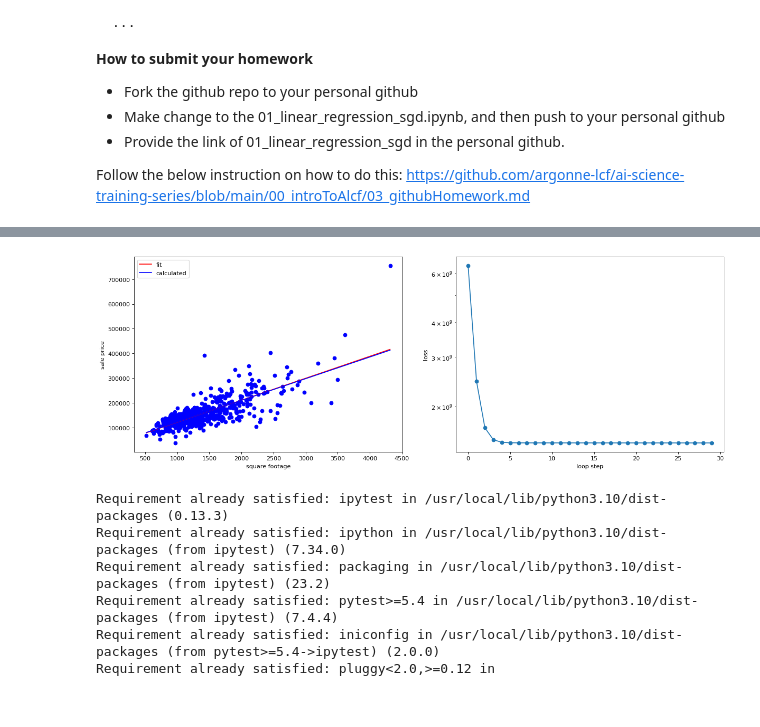
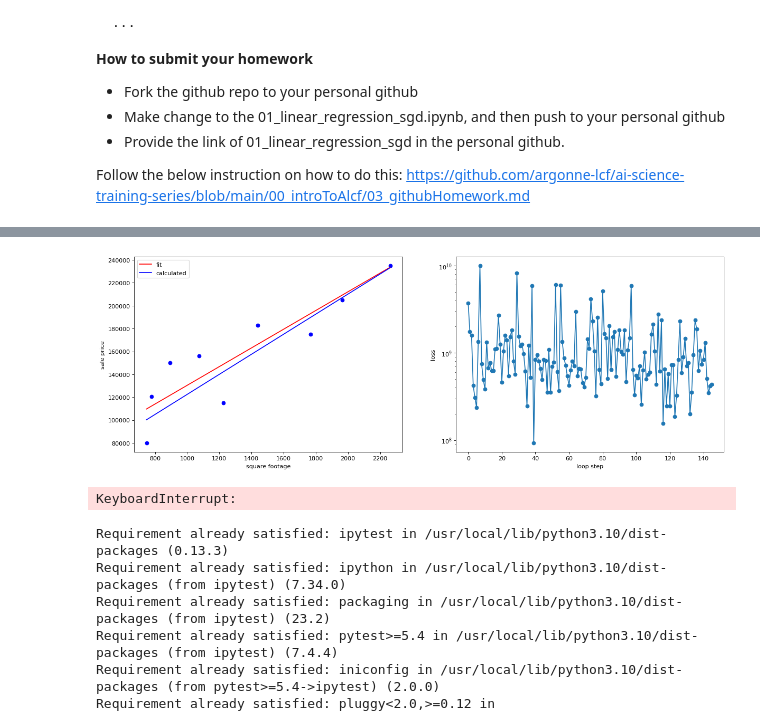
Before and after one commit to argonne-lcf/ai-science-training-series, a Jupyter notebook: 01_intro_AI_on_Supercomputer/01_linear_regression_sgd.ipynb, the cells around one changed output, grey strips where cells are left out. Drawn from its saved outputs; the diff is of its cells as text; code cells hidden in the pictures.

```diff
--- a/01_intro_AI_on_Supercomputer/01_linear_regression_sgd.ipynb
+++ b/01_intro_AI_on_Supercomputer/01_linear_regression_sgd.ipynb
@@ -427,36 +427,50 @@ def update_intercept(x,y,m,b,learning_rate):
    dL_db = np.mean(dL_db)
    return b - learning_rate * dL_db
 
-# set our initial slope and intercept
-m = 5.
-b = 1000.
-# set batch size
-batch_size = 8
-# set a learning rate for each parameter
-learning_rate_m = 1e-7
-learning_rate_b = 1e-1
-# keep loss_history to plot our progress over time
-loss_history = []
-# convert panda data to numpy arrays, one for the "Ground Living Area" and one for "Sale Price"
-data_batch = data.sample(frac=1/batch_size)
-data_x = data_batch['GrLivArea'].to_numpy()
-data_y = data_batch['SalePrice'].to_numpy()
+def linear_regression_using_sgd(data, no_of_batches=8):
+  # set our initial slope and intercept
+  m = 5.
+  b = 1000.
+  # set a learning rate for each parameter
+  learning_rate_m = 1e-7
+  learning_rate_b = 1e-1
+  # keep loss_history to plot our progress over time
+  loss_history = []
 
-# we run our loop N times
-loop_N = 30*(len(data['GrLivArea'])//batch_size)
+  # partition data into batches
+  # set batch size and convert panda data to numpy arrays, one for the "Ground Living Area" and one for "Sale Price"
+  sample_percent = 1 / no_of_batches
+  batch_size = len(data.sample(frac=sample_percent)['GrLivArea'].to_numpy())
+  data_size  = len(data['GrLivArea'].to_numpy())
 
-for i in range(loop_N):
-   # update our slope and intercept based on the current values
-   m = update_slope(data_x,data_y,m,b,learning_rate_m)
-   b = update_intercept(data_x,data_y,m,b,learning_rate_b)
+  #epochs = 30 * data_size//(batch_size*no_of_batches)
+  #total_num_steps (30*551) = num_epoch (30) * steps_per_epoch (no_of_batches * batch_size)
+  #
+  epochs = 30*(len(data['GrLivArea'])//batch_size)
 
-   # calculate the loss value
-   loss_value = np.mean(loss(data_x,data_y,m,b))
+  for i in range(epochs):
+    #sample new data
+    data_batch = data.sample(frac=1/no_of_batches, random_state=1)
+    data_x = data_batch['GrLivArea'].to_numpy()
+    data_y = data_batch['SalePrice'].to_numpy()
 
-   # keep a history of our loss values
-   loss_history.append(loss_value)
+    # update our slope and intercept based on the current values
+    m = update_slope(data_x,data_y,m,b,learning_rate_m)
+    b = update_intercept(data_x,data_y,m,b,learning_rate_b)
 
+    # calculate the loss value
+    loss_value = np.mean(loss(data_x,data_y,m,b))
+
+    # keep a history of our loss values
+    loss_history.append(loss_value)
+
+    if (i % 5 == 0 or i == 29):
+      vizualize_progress(i,m,b,m_calc,b_calc,loss_value,data_x,data_y,loss_history,epochs,batch_size,no_of_batches,data_size)
+
+def vizualize_progress(i,m,b,m_calc,b_calc,loss_value,data_x,data_y,loss_history,epochs,batch_size,no_of_batches,data_size):
    # print our progress
+   print(f"Calculating SGD over #{epochs} epochs with a batch_size of #{batch_size} in #{no_of_batches} batches...")
+   print(f" batch_size (#{batch_size}) * batches (#{no_of_batches}) == data_size (#{data_size}) and epochs/30 == 1 #{epochs/30}?")
    print('[%03d]  dy_i = %.2f * x + %.2f     previously calculated: y_i = %.2f * x + %.2f    loss: %f' % (i,m,b,m_calc,b_calc,loss_value))
 
    # close/delete previous plots
@@ -488,4 +502,7 @@ for i in range(loop_N):
    time.sleep(2.5)
    # clears the plot when the next plot is ready to show.
    ipydis.clear_output(wait=True)
+
+# run
+linear_regression_using_sgd(data, no_of_batches=64)
 # %% [output]
@@ -493,4 +512,5 @@ for i in range(loop_N):
-[figure, old version]
+[figure, new version]
+KeyboardInterrupt:
 # %%
 !pip install ipytest
 
```
Also changed, not shown: parts of 1 cell of this notebook.
